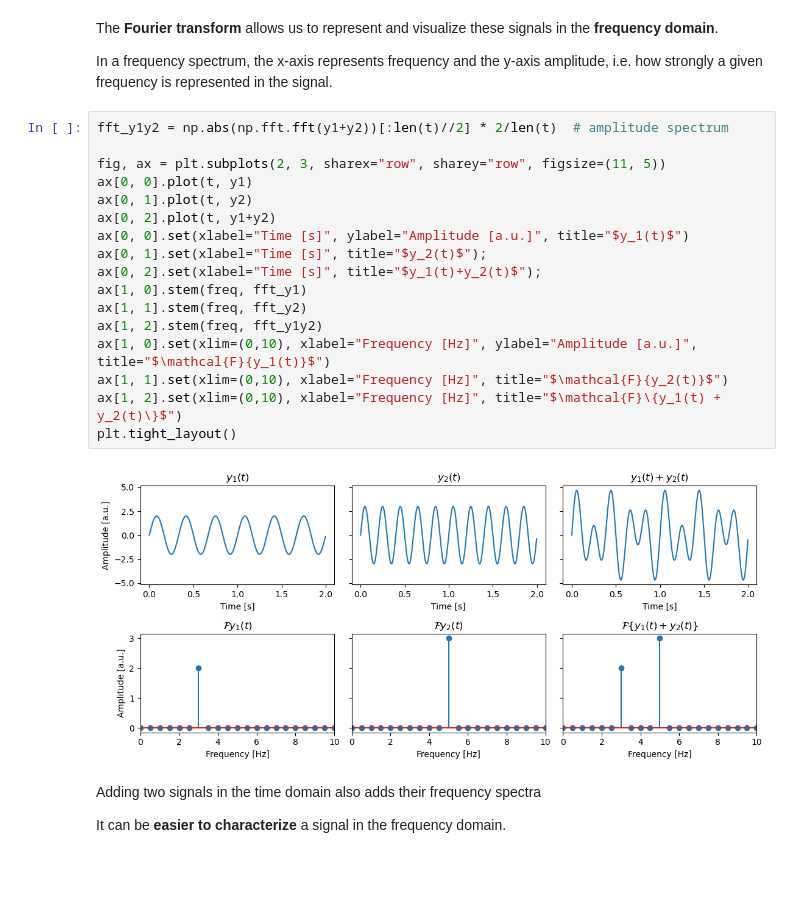
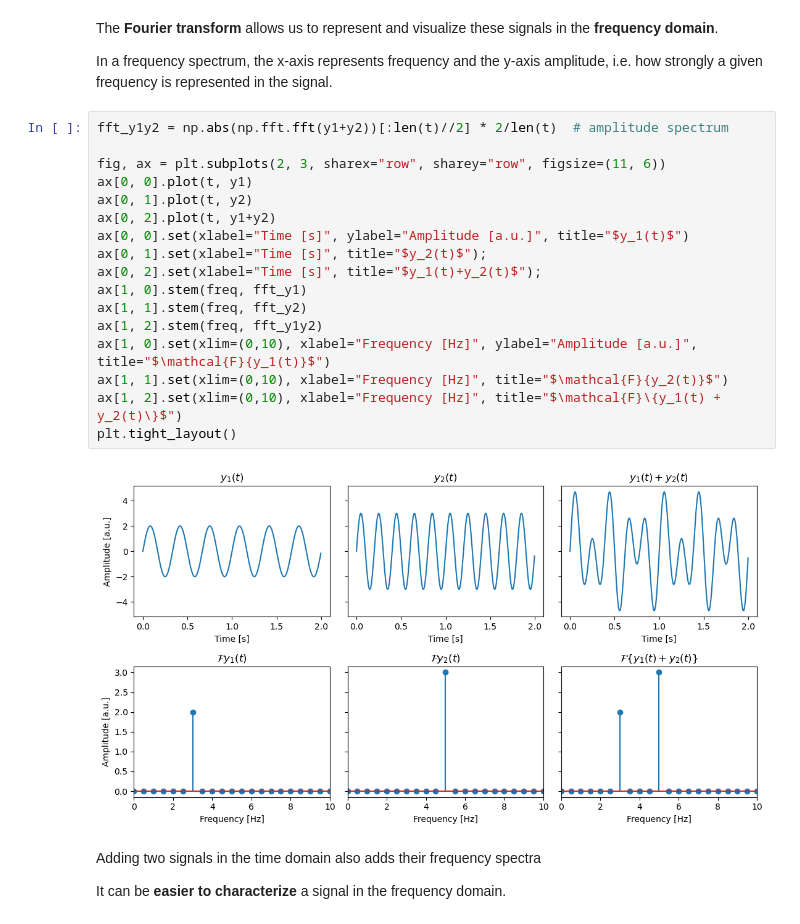
Before and after one commit to OleBialas/iBOTS-Intro-to-EEG-MEG-Analysis-with-MNE-Python, a Jupyter notebook: 02_filtering_and_psd/slides.ipynb, the cells around one changed output. Cells and saved outputs as stored; diff of their text form; blank space fills up the shorter version.

```diff
--- a/02_filtering_and_psd/slides.ipynb
+++ b/02_filtering_and_psd/slides.ipynb
@@ -49,22 +47,22 @@ In a frequency spectrum, the x-axis represents frequency and the y-axis amplitud
 # %%
 fft_y1y2 = np.abs(np.fft.fft(y1+y2))[:len(t)//2] * 2/len(t)  # amplitude spectrum
 
-fig, ax = plt.subplots(2, 3, sharex="row", sharey="row", figsize=(11, 5))
+fig, ax = plt.subplots(2, 3, sharex="row", sharey="row", figsize=(11, 6))
 ax[0, 0].plot(t, y1)
 ax[0, 1].plot(t, y2)
 ax[0, 2].plot(t, y1+y2)
 ax[0, 0].set(xlabel="Time [s]", ylabel="Amplitude [a.u.]", title="$y_1(t)$")
 ax[0, 1].set(xlabel="Time [s]", title="$y_2(t)$");
 ax[0, 2].set(xlabel="Time [s]", title="$y_1(t)+y_2(t)$");
 ax[1, 0].stem(freq, fft_y1)
 ax[1, 1].stem(freq, fft_y2)
 ax[1, 2].stem(freq, fft_y1y2)
 ax[1, 0].set(xlim=(0,10), xlabel="Frequency [Hz]", ylabel="Amplitude [a.u.]", title="$\mathcal{F}{y_1(t)}$")
 ax[1, 1].set(xlim=(0,10), xlabel="Frequency [Hz]", title="$\mathcal{F}{y_2(t)}$")
 ax[1, 2].set(xlim=(0,10), xlabel="Frequency [Hz]", title="$\mathcal{F}\{y_1(t) + y_2(t)\}$")
 plt.tight_layout()
 # %% [output]
-[figure, old version]
+[figure, new version]
 # %% [markdown]
 Adding two signals in the time domain also adds their frequency spectra
 
```
Also changed, not shown: parts of 9 cells of this notebook, 3 other files.
